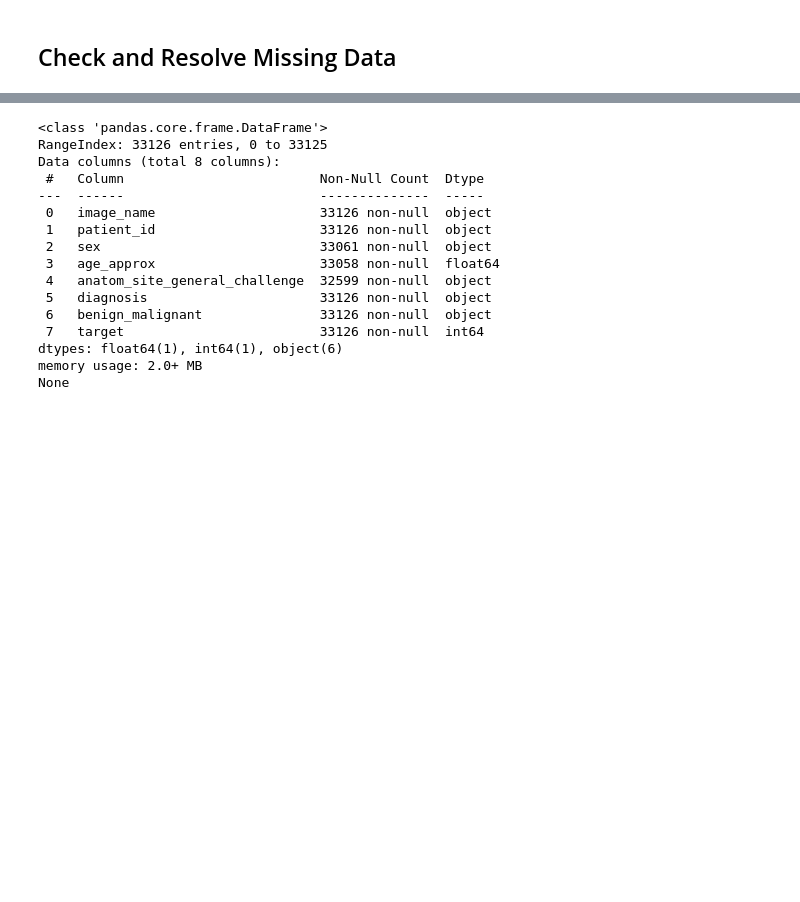
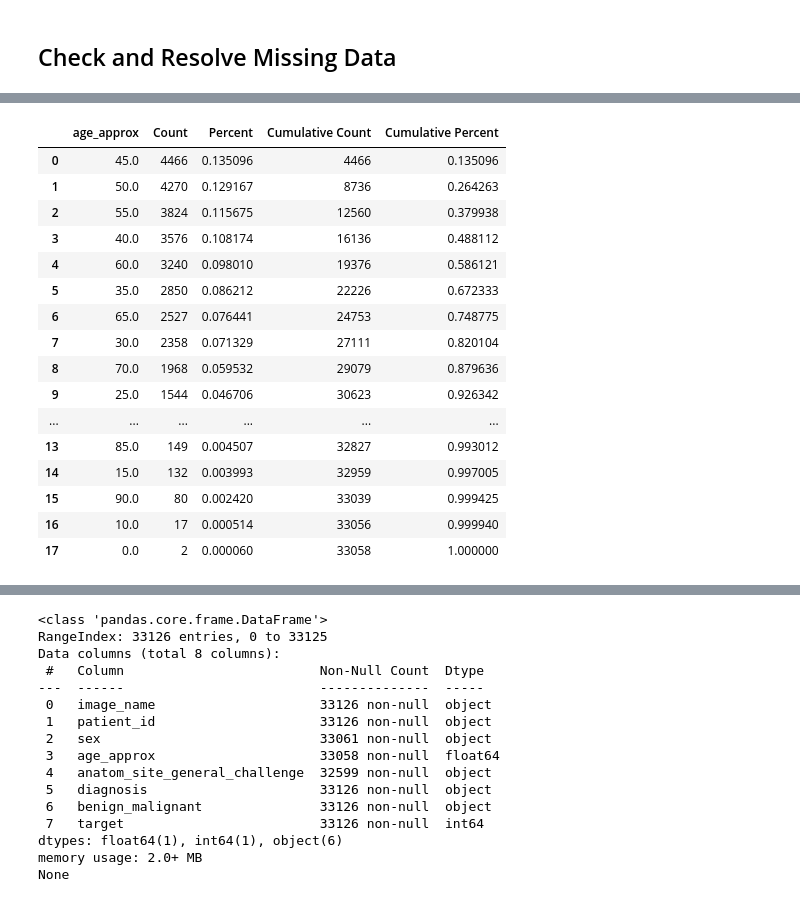
Before and after one commit to JsyPhil/2020-Melanoma-Comp, a Jupyter notebook: CSV-Missing-Data-080620.ipynb, the cells around one changed output, grey strips where cells are left out. Cells and saved outputs as stored; diff of their text form; code cells hidden in the pictures; blank space fills up the shorter version.

```diff
--- a/CSV-Missing-Data-080620.ipynb
+++ b/CSV-Missing-Data-080620.ipynb
@@ -25,0 +42,20 @@ dfs = [csv_train_file, csv_test_file]
+# %%
+csv_train_file.stb.freq(['age_approx'])
+# %% [output]
+|  | age_approx | Count | Percent | Cumulative Count | Cumulative Percent |
+| 0 | 45.0 | 4466 | 0.135096 | 4466 | 0.135096 |
+| 1 | 50.0 | 4270 | 0.129167 | 8736 | 0.264263 |
+| 2 | 55.0 | 3824 | 0.115675 | 12560 | 0.379938 |
+| 3 | 40.0 | 3576 | 0.108174 | 16136 | 0.488112 |
+| 4 | 60.0 | 3240 | 0.098010 | 19376 | 0.586121 |
+| 5 | 35.0 | 2850 | 0.086212 | 22226 | 0.672333 |
+| 6 | 65.0 | 2527 | 0.076441 | 24753 | 0.748775 |
+| 7 | 30.0 | 2358 | 0.071329 | 27111 | 0.820104 |
+| 8 | 70.0 | 1968 | 0.059532 | 29079 | 0.879636 |
+| 9 | 25.0 | 1544 | 0.046706 | 30623 | 0.926342 |
+| ... | ... | ... | ... | ... | ... |
+| 13 | 85.0 | 149 | 0.004507 | 32827 | 0.993012 |
+| 14 | 15.0 | 132 | 0.003993 | 32959 | 0.997005 |
+| 15 | 90.0 | 80 | 0.002420 | 33039 | 0.999425 |
+| 16 | 10.0 | 17 | 0.000514 | 33056 | 0.999940 |
+| 17 | 0.0 | 2 | 0.000060 | 33058 | 1.000000 |
```
Also changed, not shown: parts of 5 cells of this notebook.
